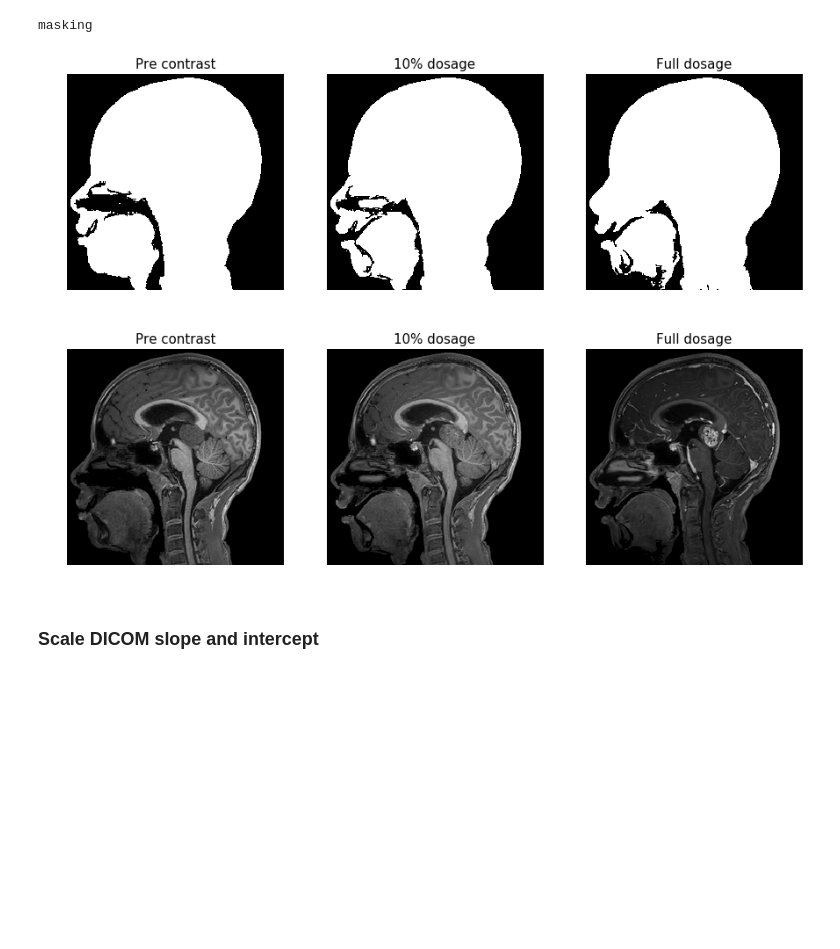
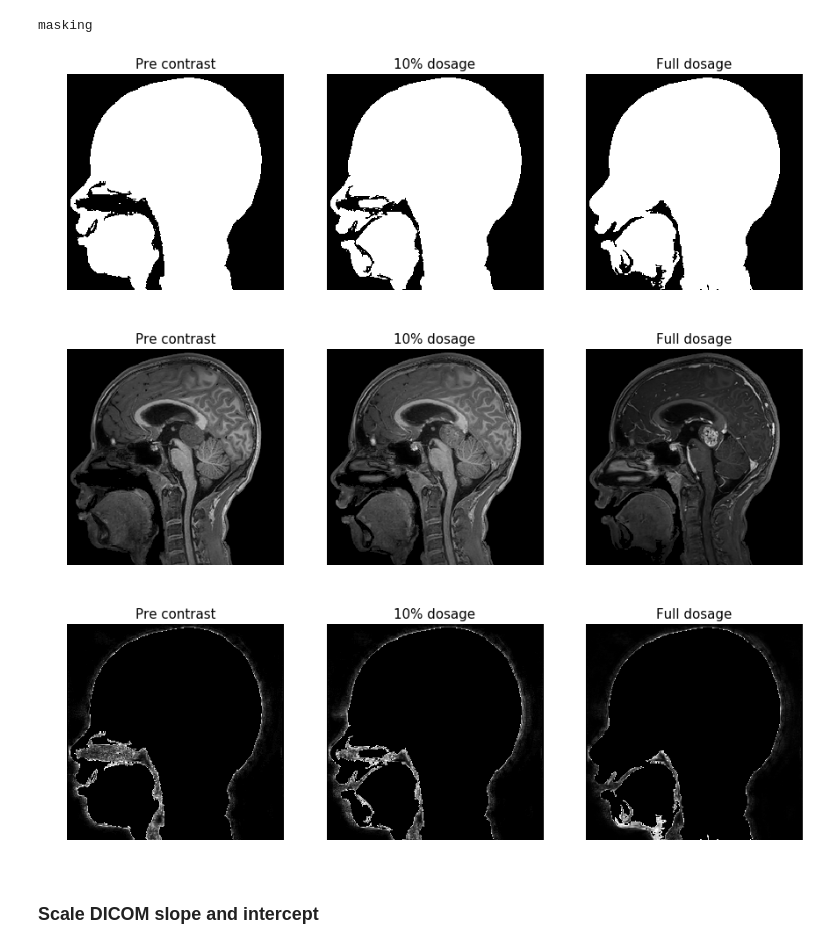
Before and after one commit to subtlemedicalinc/SubtleBoost, a Jupyter notebook: notebooks/Preprocess Steps.ipynb, the cells around one changed output. Saved outputs shown, nothing was run; the diff lists cells and outputs as text; code cells hidden in the pictures; blank space fills up the shorter version.

```diff
--- a/notebooks/Preprocess Steps.ipynb
+++ b/notebooks/Preprocess Steps.ipynb
@@ -25,18 +25,18 @@ def show_img(img, title='', axis=False, vmin=None, vmax=None):
     plt.imshow(img, **imshow_args)
     plt.title(title, fontsize=15)
 
-def show_gad_comparison(img_pre, img_low, img_post):
+def show_gad_comparison(img_pre, img_low, img_post, vmin=None, vmax=None):
     fig = plt.figure(figsize=(15, 10))
     fig.tight_layout()
 
     fig.add_subplot(1, 3, 1)
-    show_img(img_pre, title='Pre contrast')
+    show_img(img_pre, title='Pre contrast', vmin=vmin, vmax=vmax)
 
     fig.add_subplot(1, 3, 2)
-    show_img(img_low, title='10% dosage')
+    show_img(img_low, title='10% dosage', vmin=vmin, vmax=vmax)
 
     fig.add_subplot(1, 3, 3)
-    show_img(img_post, title='Full dosage')
+    show_img(img_post, title='Full dosage', vmin=vmin, vmax=vmax)
 
     plt.show()
 
@@ -75,6 +75,7 @@ args = Namespace(
 ### Fetch original images
 # %%
 ims, hdr, metadata = get_images(args, metadata)
+orig_ims = np.copy(ims)
 # %% [output]
 path_zero = /home/srivathsa/projects/studies/gad/tiantan/NO23/3DT1WMPRAGE_SAG_CS4_301
 path_low = /home/srivathsa/projects/studies/gad/tiantan/NO23/3DT1WMPRAGE_SAG_CS4_601
@@ -93,9 +94,16 @@ masking
 # %%
 show_gad_comparison(mask[96, 0], mask[96, 1], mask[96, 2])
 show_gad_comparison(ims[96, 0], ims[96, 1], ims[96, 2])
+
+pre_diff = diff_img(orig_ims[96, 0], ims[96, 0])
+low_diff = diff_img(orig_ims[96, 1], ims[96, 1])
+post_diff = diff_img(orig_ims[96, 2], ims[96, 2])
+
+show_gad_comparison(pre_diff, low_diff, post_diff)
 # %% [output]
 [figure]
 [figure]
+[figure, added]
 # %% [markdown]
 ### Scale DICOM slope and intercept
 # %%
```
Also changed, not shown: parts of 6 cells of this notebook.
